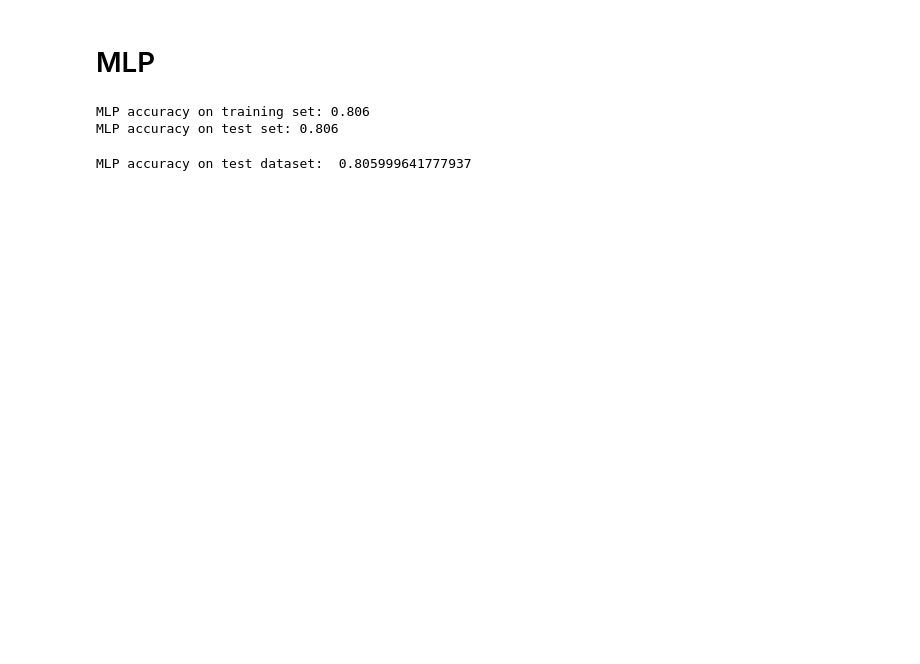
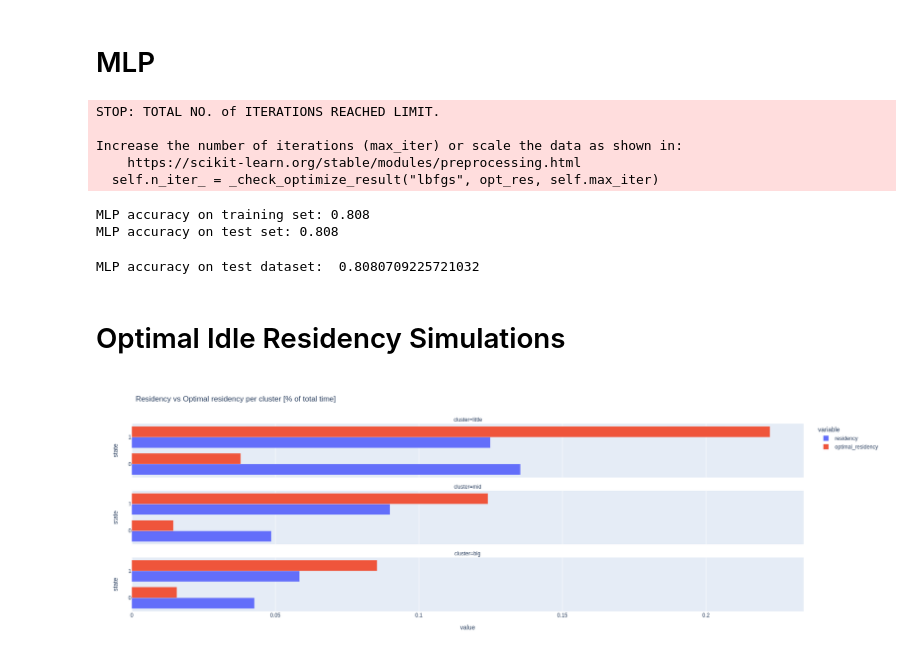
Before and after one commit to mrkajetanp/ml-idle, a Jupyter notebook: notebook/ml_idle.ipynb, the cells around one changed output. Drawn from its saved outputs; the diff is of its cells as text; code cells hidden in the pictures; blank space fills up the shorter version.

```diff
--- a/notebook/ml_idle.ipynb
+++ b/notebook/ml_idle.ipynb
@@ -198,7 +216,5 @@ Name: goal_state, dtype: int32
 # %%
-X_train, X_test, y_train, y_test = train_test_split(X, y)
-
-base_forest = RandomForestClassifier(n_estimators=10, n_jobs=8, max_depth=16)
+base_forest = RandomForestClassifier(n_estimators=5, n_jobs=8, max_depth=8)
 base_forest.fit(X_train, y_train)
 print("RandomForest accuracy on full set: {:.3f}".format(base_forest.score(X, y)))
 print("RandomForest accuracy on training set: {:.3f}".format(base_forest.score(X_train, y_train)))
@@ -210,7 +226,7 @@ RandomForest accuracy on test set: 0.813
 # %% [markdown]
 ## Grid Search CV
 # %%
-parameters = {'n_estimators': [5, 6, 7, 8, 9, 10, 11, 12, 13, 14, 15], 'max_depth': [10, 11, 12, 13, 14, 15, 16, 17, 18, 19, 20], 'criterion': ('gini', 'entropy', 'log_loss')}
+parameters = {'n_estimators': [5, 6, 7], 'max_depth': [8, 9, 10], 'criterion': ('gini', 'entropy', 'log_loss')}
 clf = GridSearchCV(RandomForestClassifier(n_jobs=8), parameters)
 clf.fit(X_train, y_train)
 print(clf.cv_results_['mean_test_score'].mean(), clf.cv_results_['mean_test_score'])
@@ -259,0 +277,10 @@ forest = load(Path(MODEL_PATH) / 'rq_gb6_jet_spe_3m_forest_10e_16d_814.joblib')
+# %%
+from sklearn.inspection import permutation_importance
+
+result = permutation_importance(
+    base_forest, X_train, y_train, n_repeats=10, n_jobs=4
+)
+
+forest_importances = pd.Series(result.importances_mean, index=X_test.columns)
+
+forest_importances
@@ -342,7 +405,7 @@ RandomForests DrArm decision accuracy 0.9495296708220603
 # %% [markdown]
 # MLP
 # %%
-X_mlp, y_mlp = training_strip(idle_data_processed)
+X_mlp, y_mlp = training_strip(idle_data)
 X_mlp_train, X_mlp_test, y_mlp_train, y_mlp_test = train_test_split(X_mlp, y_mlp)
 
 scaler = StandardScaler()
@@ -350,16 +413,48 @@ scaler.fit(X_mlp_train)
 X_mlp_train = scaler.transform(X_mlp_train)
 X_mlp_test = scaler.transform(X_mlp_test)
 
-mlp = MLPClassifier()
+mlp = MLPClassifier(solver='lbfgs')
 mlp.fit(X_mlp_train, y_mlp_train)
 print("MLP accuracy on training set: {:.3f}".format(mlp.score(X_mlp_train, y_mlp_train)))
 print("MLP accuracy on test set: {:.3f}".format(mlp.score(X_mlp_test, y_mlp_test)))
 # %% [output]
-MLP accuracy on training set: 0.806
-MLP accuracy on test set: 0.806
+STOP: TOTAL NO. of ITERATIONS REACHED LIMIT.
+
+Increase the number of iterations (max_iter) or scale the data as shown in:
+    https://scikit-learn.org/stable/modules/preprocessing.html
+  self.n_iter_ = _check_optimize_result("lbfgs", opt_res, self.max_iter)
+MLP accuracy on training set: 0.808
+MLP accuracy on test set: 0.808
 # %%
-dump(mlp, MODEL_PATH / 'rq_gb6_jet_spe_3m_mlp_808.joblib')
+dump(mlp, MODEL_PATH / 'final_lbfgs_mlp_808.joblib')
 
 print('MLP accuracy on test dataset: ', mlp.score(X_mlp_test, y_mlp_test))
 # %% [output]
-MLP accuracy on test dataset:  0.805999641777937
+MLP accuracy on test dataset:  0.8080709225721032
+# %% [markdown]
+# Optimal Idle Residency Simulations
+# %%
+def cpu_cluster(cpu):
+    return 'little' if cpu < 4 else 'big' if cpu > 5 else 'mid'
+
+cluster_ids = {'little':0, 'mid':1, 'big':2}
+
+def simulate_goal_idle_residency(data):
+    measured_state = data.filter(pl.col('measured') != -1).group_by(['cpu', 'state']).agg(pl.col('measured').sum() / (10**9)).sort(['cpu', 'state']).rename({'measured':'residency'}).with_columns(pl.col('state').cast(pl.Int32))
+    measured_goal_state = data.filter(pl.col('measured') != -1).group_by(['cpu', 'goal_state']).agg(pl.col('measured').sum() / (10**9)).sort(['cpu', 'goal_state']).rename({'goal_state':'state'}).rename({'measured':'optimal_residency'})
+    result = measured_state.join(measured_goal_state, on=['cpu', 'state'])
+
+    result = result.with_columns(
+        pl.col("cpu").map_elements(cpu_cluster).alias('cluster'),
+        pl.col("cpu").map_elements(lambda c: cluster_ids[cpu_cluster(c)]).alias('cluster_id')
+    ).group_by(['cluster', 'cluster_id', 'state']).sum().sort(['cluster_id', 'state']).drop(['cpu', 'cluster_id'])
+
+    return result
+
+sim_res = simulate_goal_idle_residency(idle_data).melt(id_vars=['cluster', 'state'], value_vars=['residency', 'optimal_residency']).with_columns(
+    pl.col('value') / pl.col('value').sum()
+)
+# %%
+px.bar(sim_res, x='value', y='state', color='variable', facet_col='cluster', facet_col_wrap=1, barmode='group', height=600, width=500, orientation='h', title='Residency vs Optimal residency per cluster [% of total time]')
+# %% [output]
+[figure, added]
```
Also changed, not shown: parts of 27 cells of this notebook, 5 other files.
